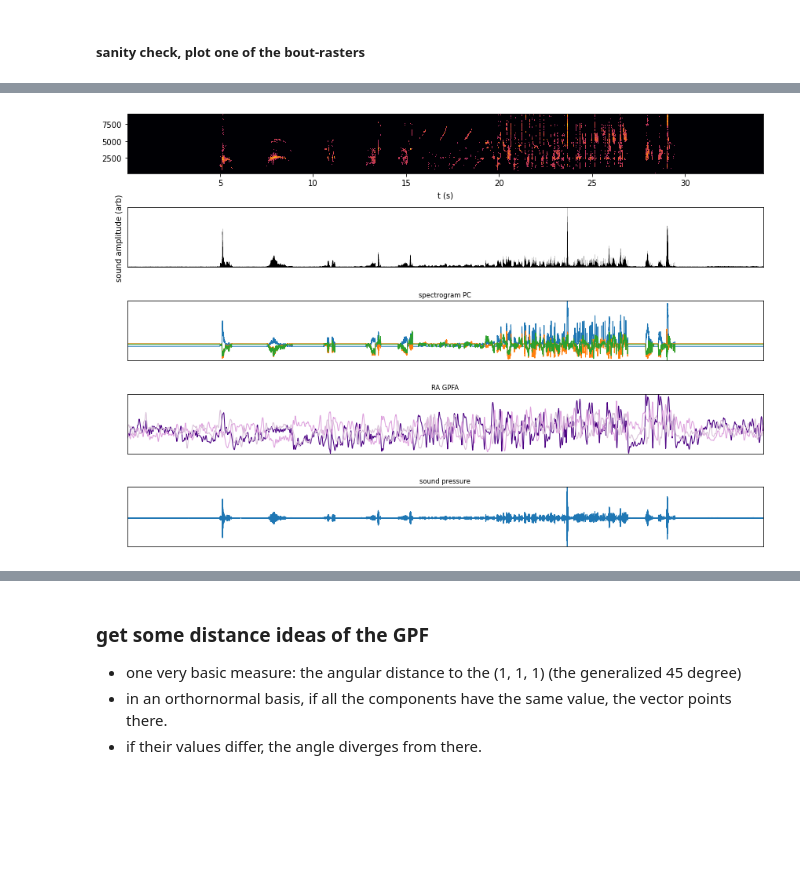
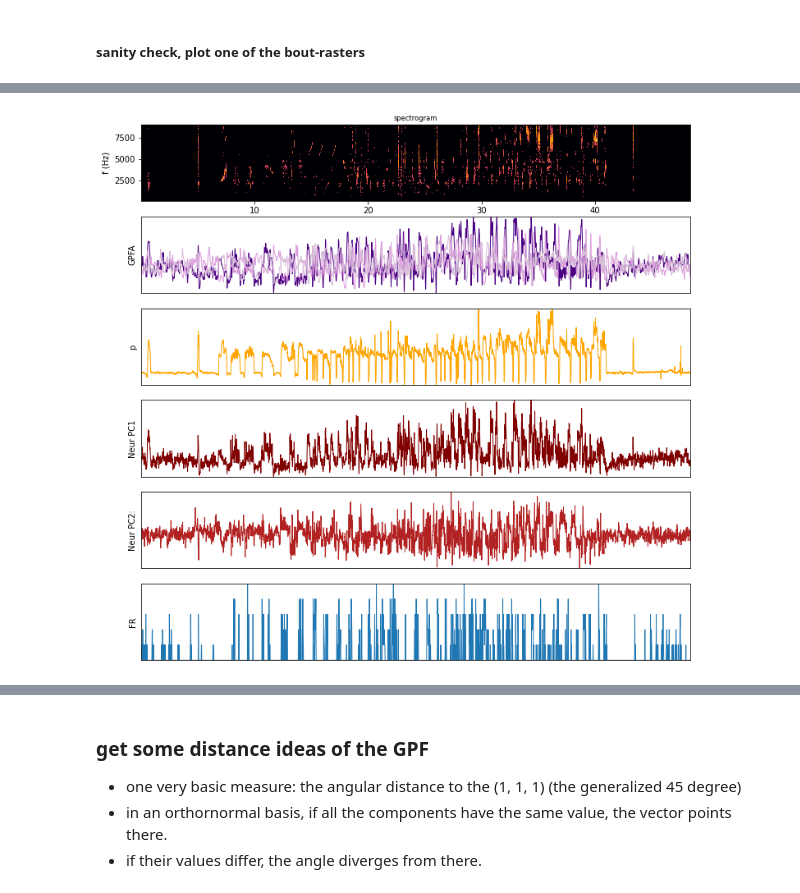
Before and after one commit to zekearneodo/ceciestunepipe, a Jupyter notebook: notebooks/pipeline/s_b1555_22/analysis_bout_gpfa-s_b1555_22-20220716_1426-pakhi-kavlitalk.ipynb, the cells around one changed output, grey strips where cells are left out. Saved outputs shown, nothing was run; the diff lists cells and outputs as text; code cells hidden in the pictures; blank space fills up the shorter version.

```diff
--- a/notebooks/pipeline/s_b1555_22/analysis_bout_gpfa-s_b1555_22-20220716_1426-pakhi-kavlitalk.ipynb
+++ b/notebooks/pipeline/s_b1555_22/analysis_bout_gpfa-s_b1555_22-20220716_1426-pakhi-kavlitalk.ipynb
@@ -181,0 +258,3 @@ bout_dict
+# %%
+bout_df['spk_bin_arr'] = bout_df['spk_arr'].apply(lambda z: np.nan_to_num(pu.coarse(z, bin_sample_ap)))
+bout_df['spk_ms_arr'] = bout_df['spk_arr'].apply(lambda z: np.nan_to_num(pu.coarse(z, ms_sample_ap)))
@@ -181,0 +273,3 @@ bout_dict
+# %%
+bout_series = bout_df.iloc[0]
+bout_series['pre_bin'].shape
@@ -181,0 +321,9 @@ bout_dict
+# %%
+from sklearn.decomposition import PCA
+
+all_spk_arr = np.hstack(bout_df['spk_bin_arr']) # [n_unit, n_bin for all bouts]
+
+# make the pca transform
+pca = PCA(n_components=8)
+pca.fit(all_spk_arr.T)
+#apply the transform to all series in the dataframe
@@ -181,0 +332,2 @@ bout_dict
+# %%
+bout_df['spk_pc'] = bout_df['spk_bin_arr'].apply(lambda x: pca.transform(x.T))
@@ -225,38 +382,63 @@ plot_bout(bout_df.iloc[0], bout_dict)
 # %%
-def plot_bout_projections_no_p(bout_series):
+### se them together all for a bout now
+def plot_bout_projections(bout_series):
     sxx_pc = bout_series['sxx_pc']
+    spk_pc = bout_series['spk_pc']
+    spk_arr = bout_series['spk_arr']
+    spk_bin = bout_series['spk_bin_arr']
     gpf = bout_series['spk_gpf']
     pre_arr = bout_series['pre_filt']
     mic_arr = bout_series['mic_arr']
 
-    f, t, sxx = [bout_series[tag] for tag in ['f_xx', 't_xx', 's_xx']]
+    f, t, sxx = tuple([bout_series['f_xx'], bout_series['t_xx'], bout_series['s_xx']])
 
-    fig, ax = plt.subplots(nrows=5, ncols=1, figsize=(12, 8));
+    fig, ax = plt.subplots(nrows=6, ncols=1, figsize=(12, 12));
 
-    ax[0].pcolormesh(t, f, np.log(sxx), cmap='inferno', rasterized=True)
-    ax[0].set_xlabel('t (s)')
+    ax[0].set_title('spectrogram')
+    ax[0].pcolormesh(t, f, np.log(sxx), cmap='inferno')
+    ax[0].set_xlabel('t (sec.)')
+    ax[0].set_ylabel('f (Hz)')
 
-    ax[1].plot((np.abs(mic_arr)), 'k');
-    ax[1].set_ylabel('sound amplitude (arb)')
+    #ax[1].plot((np.abs(mic_arr)), 'k');
+    #ax[1].set_ylabel('sound amplitude (arb)')
 
-    ax[2].set_title('spectrogram PC')
-    ax[2].plot(sxx_pc, lw=1);
+    #ax[2].set_title('spectrogram PC')
+    #ax[2].plot(sxx_pc[:, 0], 'k', lw=1);
 
-    ax[3].set_prop_cycle(color=['indigo', 'plum', 'thistle'])
-    ax[3].set_title('RA GPFA');
-    ax[3].plot(gpf[:3].T, lw=1);
+    #ax[1].set_title('RA GPFA');
+    ax[1].set_prop_cycle(color=['indigo', 'plum', 'thistle'])
+    #ax[1].set_prop_cycle(color=plt.cycler("color", list(plt.cycler("color", plt.cm.Set2.colors))))
+    ax[1].plot(gpf[:3].T, lw=1);
+    ax[1].set_ylabel('GPFA')
 
-    ax[4].set_title('sound pressure');
-    ax[4].plot(mic_arr, lw=1);
+    #ax[2].set_title('pressure');
+    ax[2].plot(pre_arr, 'orange', lw=1);
+    ax[2].set_ylabel('p')
+
+    #ax[1].set_title('PC');
+    ax[3].set_prop_cycle(color=['maroon', 'firebrick', 'lightcoral'])
+    #ax[1].set_prop_cycle(color=plt.cycler("color", list(plt.cycler("color", plt.cm.Set2.colors))))
+    pc_plot = ja.substract_mean_col(spk_pc.T).T
+    ax[3].plot(pc_plot.T[:1].T, lw=1);
+    ax[3].set_ylabel('Neur PC1')
+    #bin_spk_arr = pu.coarse(spk_arr, 30*15)
+    #ax[3].plot(bin_spk_arr.sum(axis=0))
+
+    ax[4].set_prop_cycle(color=['firebrick', 'lightcoral', 'maroon'])
+    ax[4].plot(pc_plot.T[4:5].T, lw=1);
+    ax[4].set_ylabel('Neur PC2:')
+
+    ax[5].set_ylabel('FR')
+    #ax[5].plot(spk_bin.sum(axis=0), lw=1)
+    ax[5].plot(spk_bin[55], lw=1)
 
     for ax_i in ax[1:]:
         ax_i.set_xticks([])
         ax_i.set_yticks([])
 
-    plt.tight_layout()
-    return ax
+    return fig
 
 
-ax = plot_bout_projections_no_p(bout_df.iloc[25])
+gpfa_pre_fig = plot_bout_projections(bout_df.iloc[20])
 # %% [output]
-[figure, old version]
+[figure, new version]
```
Also changed, not shown: parts of 123 cells of this notebook, 55 other files.
